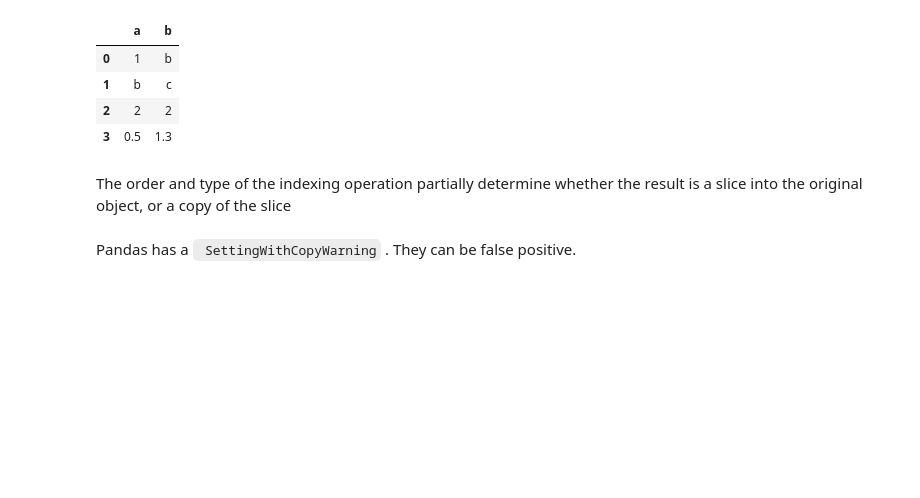
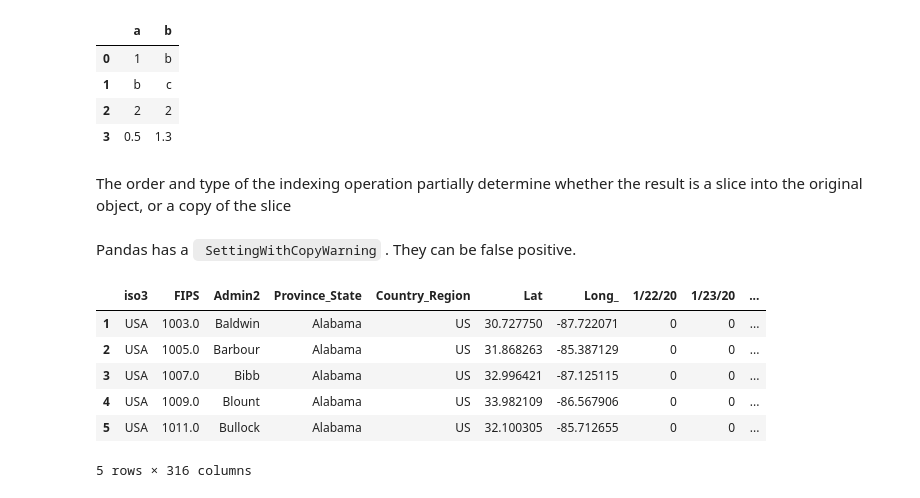
Before and after one commit to julianeberek/moinworld_da_2020-11, a Jupyter notebook: 2.Deep_dive_into_pandas.ipynb, the cells around one changed output. Saved outputs shown, nothing was run; the diff lists cells and outputs as text; code cells hidden in the pictures; blank space fills up the shorter version.

```diff
--- a/2.Deep_dive_into_pandas.ipynb
+++ b/2.Deep_dive_into_pandas.ipynb
@@ -553,3 +553,13 @@ b
 The order and type of the indexing operation partially determine whether the result is a slice into the original object, or a copy of the slice
 # %% [markdown]
 Pandas has a ` SettingWithCopyWarning` . They can be false positive.
+# %%
+df.head()
+# %% [output]
+|  | iso3 | FIPS | Admin2 | Province_State | Country_Region | Lat | Long_ | 1/22/20 | 1/23/20 | ... |
+| 1 | USA | 1003.0 | Baldwin | Alabama | US | 30.727750 | -87.722071 | 0 | 0 | ... |
+| 2 | USA | 1005.0 | Barbour | Alabama | US | 31.868263 | -85.387129 | 0 | 0 | ... |
+| 3 | USA | 1007.0 | Bibb | Alabama | US | 32.996421 | -87.125115 | 0 | 0 | ... |
+| 4 | USA | 1009.0 | Blount | Alabama | US | 33.982109 | -86.567906 | 0 | 0 | ... |
+| 5 | USA | 1011.0 | Bullock | Alabama | US | 32.100305 | -85.712655 | 0 | 0 | ... |
+5 rows × 316 columns
```
Also changed, not shown: parts of 10 cells of this notebook.
